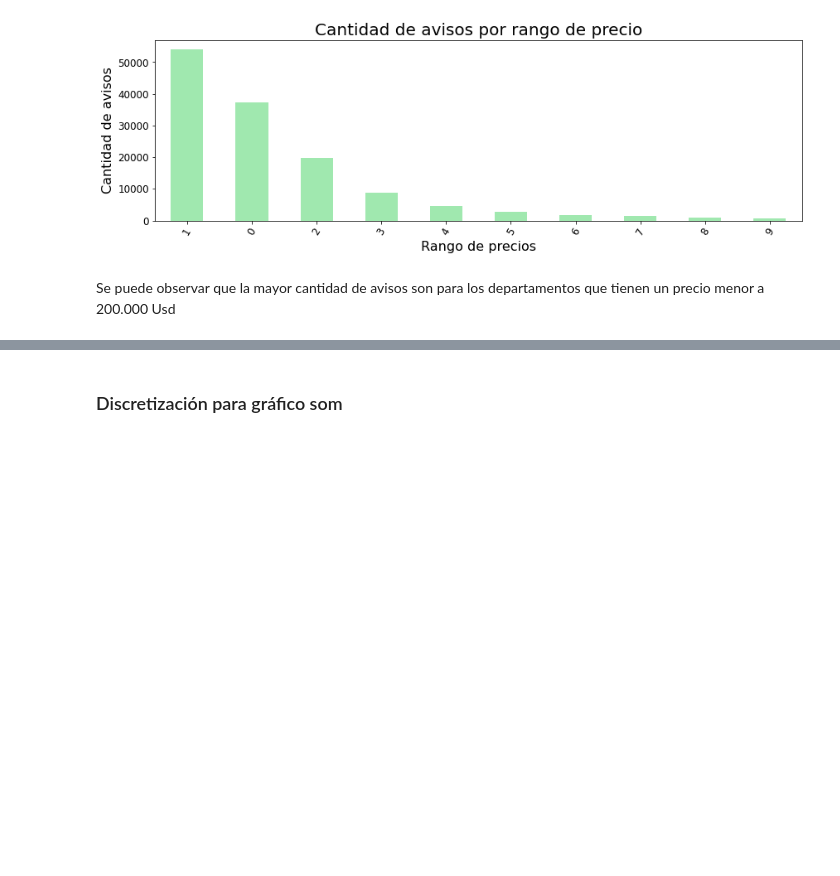
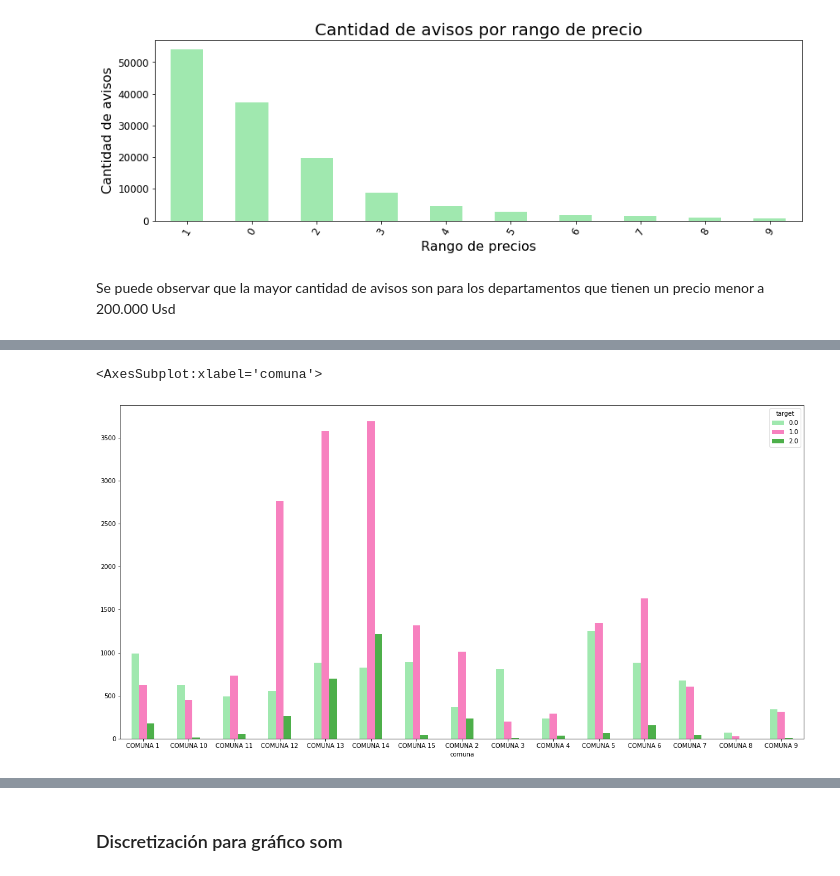
Before and after one commit to crisnicogonzalez/tp-final-isi, a Jupyter notebook: tp-analisis-2022.ipynb, the cells around one changed output, grey strips where cells are left out. Cells and saved outputs as stored; diff of their text form; code cells hidden in the pictures; blank space fills up the shorter version.

```diff
--- a/tp-analisis-2022.ipynb
+++ b/tp-analisis-2022.ipynb
@@ -385,0 +375,12 @@ df_caba.groupby(['rooms', 'target']).size().unstack(fill_value=0)
+# %%
+df_caba_two_rooms = df_caba.loc[df_caba['rooms'] == 2]
+df_caba_two_rooms = df_caba_two_rooms.loc[df_caba_two_rooms['target'] < 3]
+
+
+
+CrosstabResult=pd.crosstab(index=df_caba_two_rooms['comuna'],columns=df_caba_two_rooms['target'])
+CrosstabResult.plot.bar(rot=0,figsize=(20,10), color=['#A0E8AF', '#f781bf', '#4daf4a',
+                  '#f781bf', '#A0E8AF', 'black', 'blue','green','orange'])
+# %% [output]
+<AxesSubplot:xlabel='comuna'>
+[figure, added]
```
Also changed, not shown: parts of 4 cells of this notebook, 1 other file.
